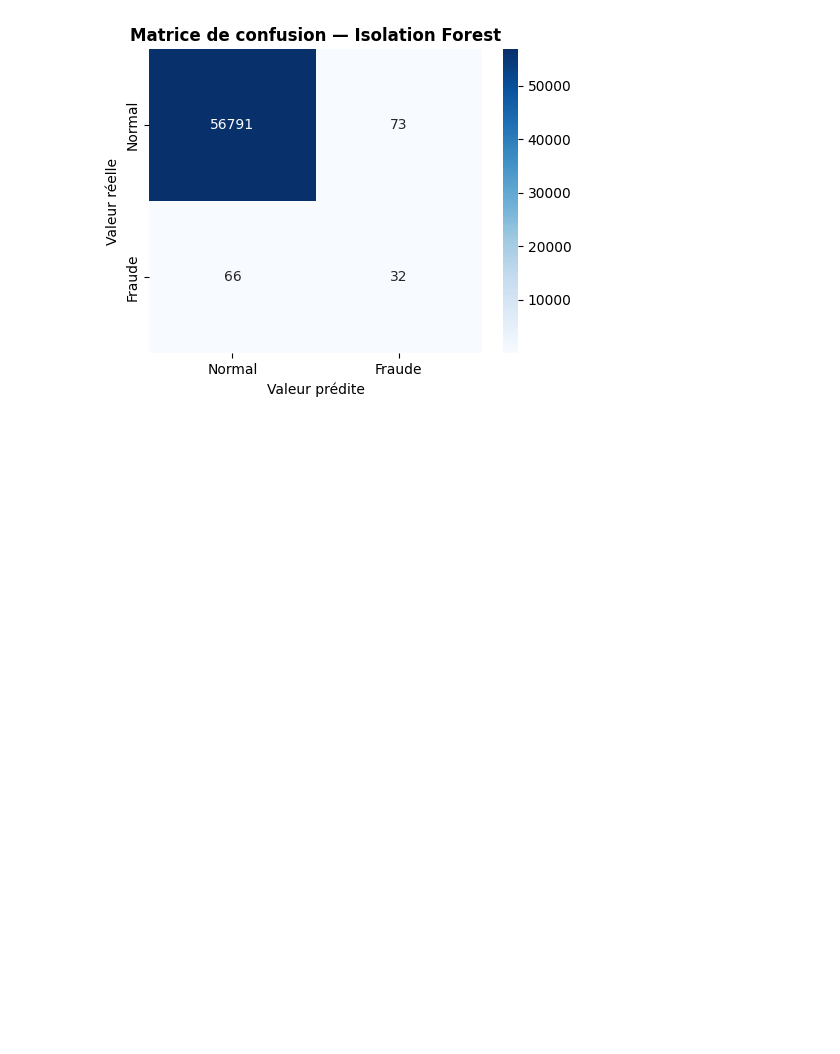
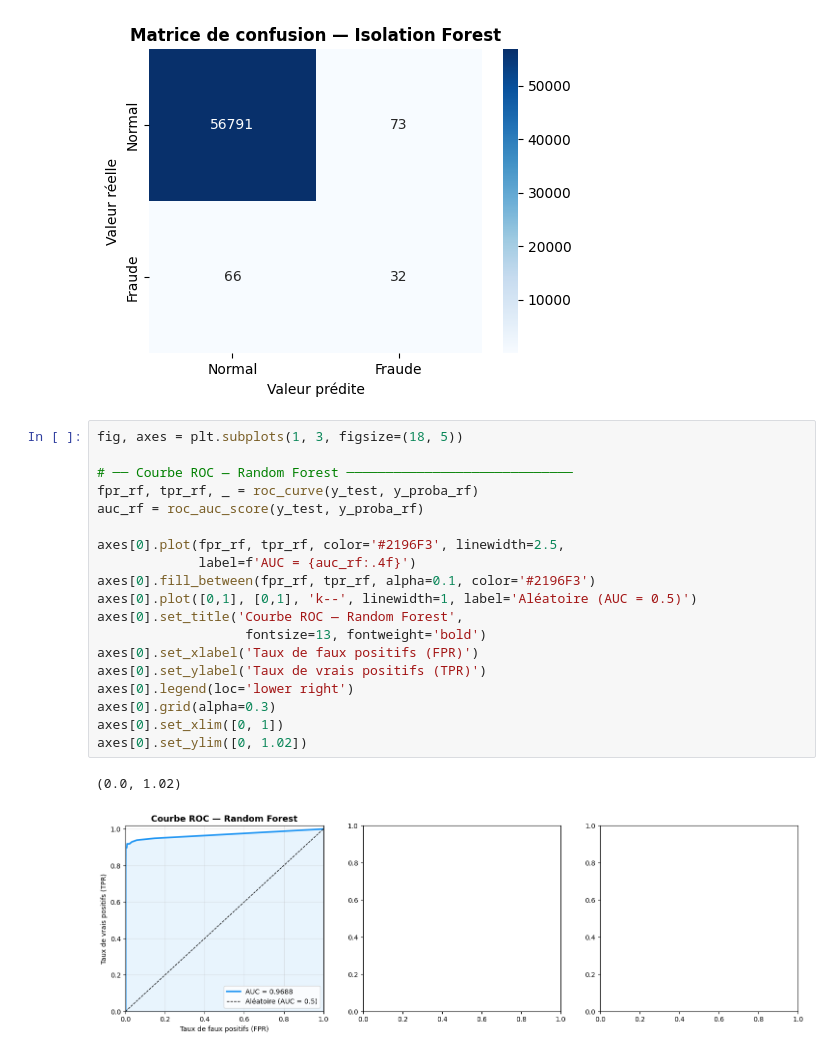
Before and after one commit to patricisto1-arch/Projet-de-fin-d-ann-e-L2, a Jupyter notebook: notebooks/notebook_PF.ipynb, the cells around one changed output. Drawn from its saved outputs; the diff is of its cells as text; blank space fills up the shorter version.

```diff
--- a/notebooks/notebook_PF.ipynb
+++ b/notebooks/notebook_PF.ipynb
@@ -960,3 +945,25 @@ weighted avg       1.00      1.00      1.00     56962
 
 AUC-ROC : 0.9536
 [figure]
+# %%
+fig, axes = plt.subplots(1, 3, figsize=(18, 5))
+
+# ── Courbe ROC — Random Forest ─────────────────────────────
+fpr_rf, tpr_rf, _ = roc_curve(y_test, y_proba_rf)
+auc_rf = roc_auc_score(y_test, y_proba_rf)
+
+axes[0].plot(fpr_rf, tpr_rf, color='#2196F3', linewidth=2.5,
+             label=f'AUC = {auc_rf:.4f}')
+axes[0].fill_between(fpr_rf, tpr_rf, alpha=0.1, color='#2196F3')
+axes[0].plot([0,1], [0,1], 'k--', linewidth=1, label='Aléatoire (AUC = 0.5)')
+axes[0].set_title('Courbe ROC — Random Forest',
+                   fontsize=13, fontweight='bold')
+axes[0].set_xlabel('Taux de faux positifs (FPR)')
+axes[0].set_ylabel('Taux de vrais positifs (TPR)')
+axes[0].legend(loc='lower right')
+axes[0].grid(alpha=0.3)
+axes[0].set_xlim([0, 1])
+axes[0].set_ylim([0, 1.02])
+# %% [output]
+(0.0, 1.02)
+[figure, added]
```
Also changed, not shown: parts of 36 cells of this notebook, 1 other file.
